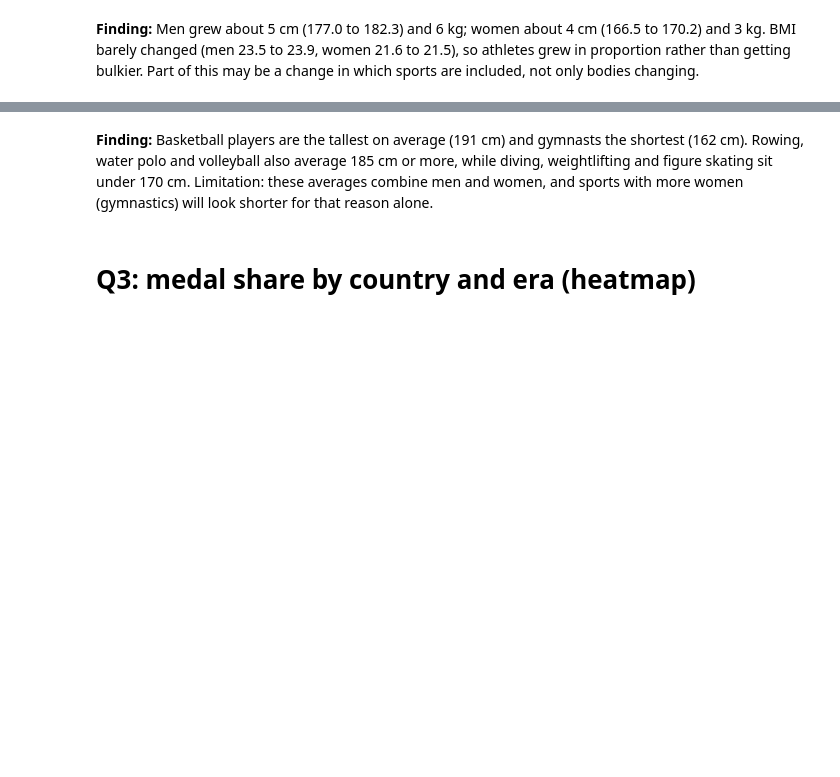
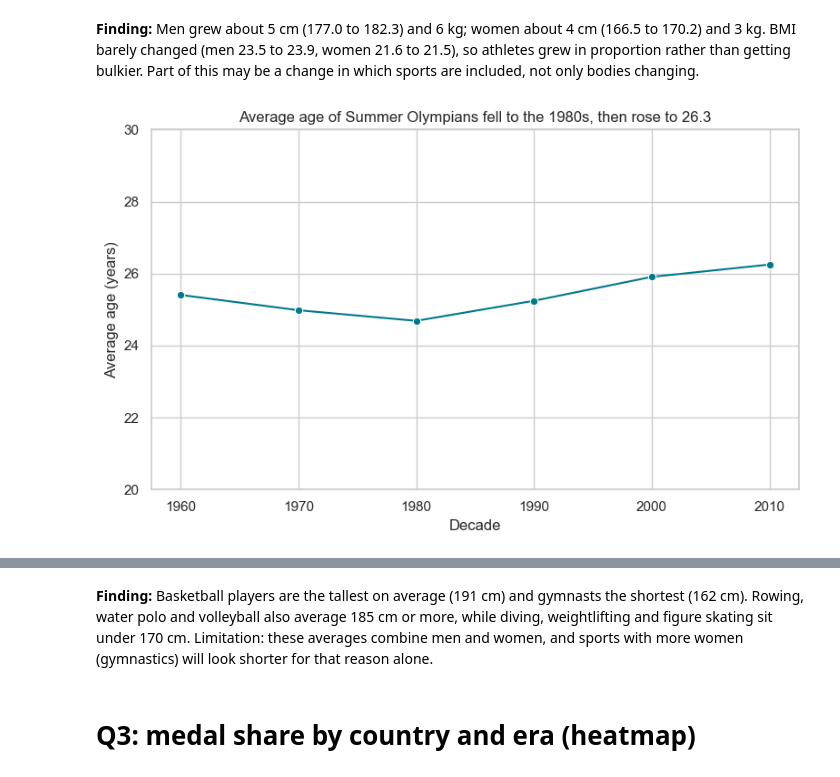
Before and after one commit to saifahmad03/pandas_project, a Jupyter notebook: notebooks/olympics_analysis.ipynb, the cells around one changed output, grey strips where cells are left out. Saved outputs shown, nothing was run; the diff lists cells and outputs as text; code cells hidden in the pictures; blank space fills up the shorter version.

```diff
--- a/notebooks/olympics_analysis.ipynb
+++ b/notebooks/olympics_analysis.ipynb
@@ -660,2 +666,17 @@ plt.show()
 # %% [markdown]
 **Finding:** Men grew about 5 cm (177.0 to 182.3) and 6 kg; women about 4 cm (166.5 to 170.2) and 3 kg. BMI barely changed (men 23.5 to 23.9, women 21.6 to 21.5), so athletes grew in proportion rather than getting bulkier. Part of this may be a change in which sports are included, not only bodies changing.
+# %%
+summer_age = age[(age["Season"] == "Summer") & (age["Year"] >= 1960)]
+age_trend = summer_age.groupby("Decade")["Age"].mean().reset_index()
+
+plt.figure(figsize=(8, 5))
+sns.lineplot(data=age_trend, x="Decade", y="Age", marker="o", color=M_COLOUR)
+plt.ylim(20, 30)
+plt.title("Average age of Summer Olympians fell to the 1980s, then rose to 26.3")
+plt.xlabel("Decade")
+plt.ylabel("Average age (years)")
+plt.tight_layout()
+plt.savefig("../images/q4b_age_trend.png", dpi=150)
+plt.show()
+# %% [output]
+[figure, added]
```
Also changed, not shown: parts of 14 cells of this notebook, 4 other files.
